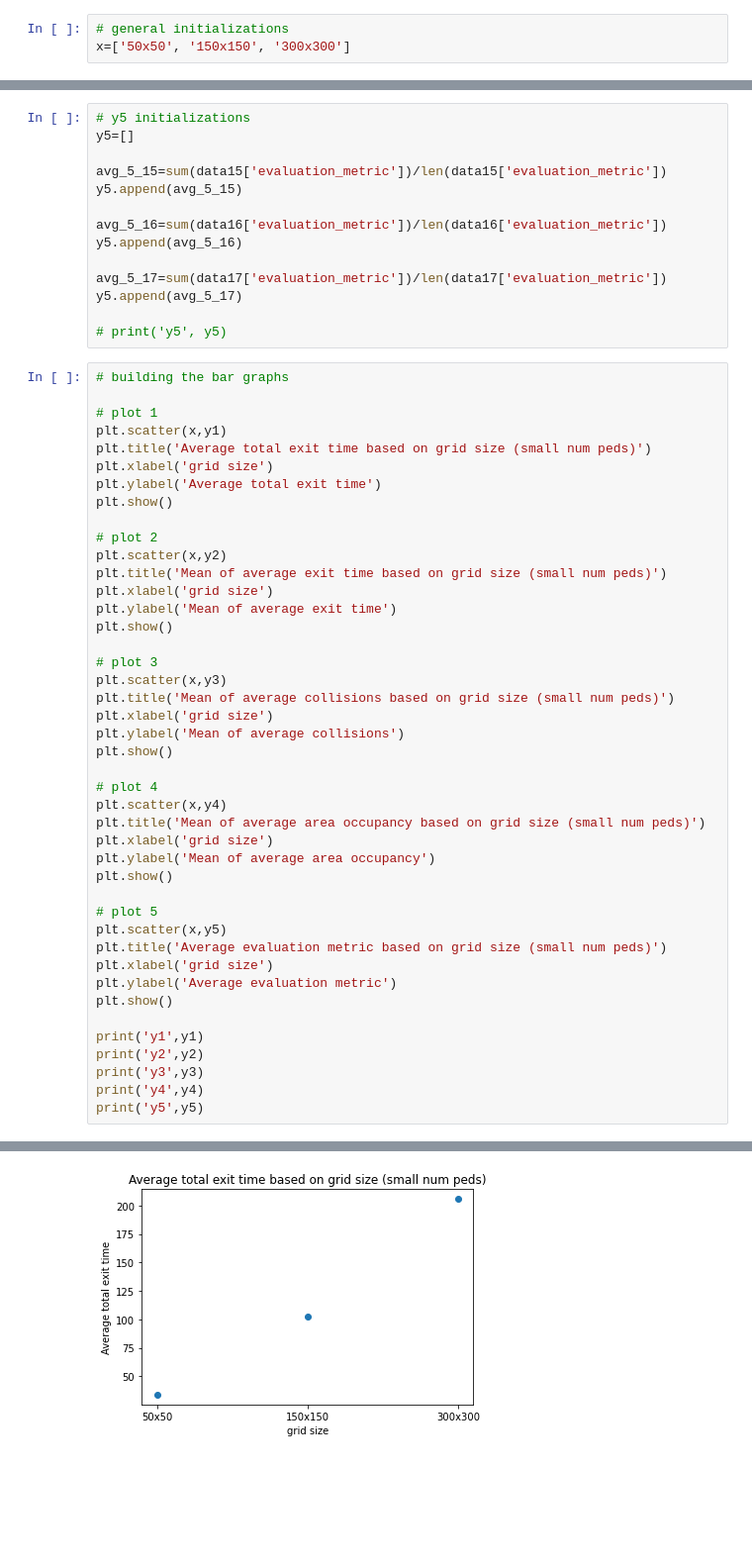
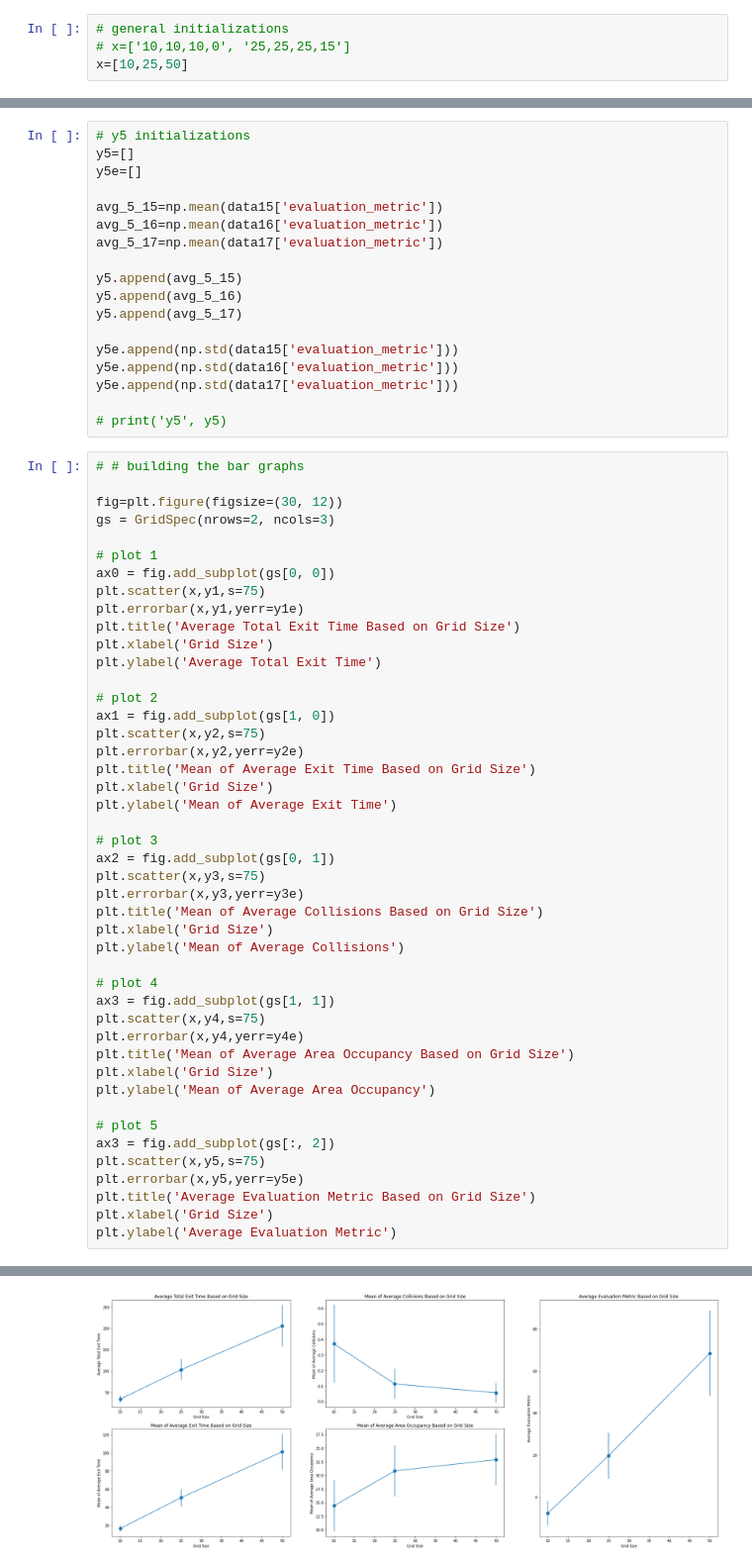
Before and after one commit to vlm-wpi/MQP, a Jupyter notebook: app/python_scripts/deep_dives/small_num_peds.ipynb, the cells around one changed output, grey strips where cells are left out. Shown at 99% size. Cells and saved outputs as stored; diff of their text form; blank space fills up the shorter version.

```diff
--- a/app/python_scripts/deep_dives/small_num_peds.ipynb
+++ b/app/python_scripts/deep_dives/small_num_peds.ipynb
@@ -11,7 +12,8 @@ data16 = pd.read_csv(r"C:\Users\allym\Documents\MQP\all_data\data_19.csv")
 data17 = pd.read_csv(r"C:\Users\allym\Documents\MQP\all_data\data_23.csv")
 # %%
 # general initializations
-x=['50x50', '150x150', '300x300']
+# x=['10,10,10,0', '25,25,25,15']
+x=[10,25,50]
 # %%
 # y1 initializations
 y1=[]
@@ -71,58 +89,64 @@ y4.append(avg_4_17)
 # %%
 # y5 initializations
 y5=[]
+y5e=[]
 
-avg_5_15=sum(data15['evaluation_metric'])/len(data15['evaluation_metric'])
+avg_5_15=np.mean(data15['evaluation_metric'])
+avg_5_16=np.mean(data16['evaluation_metric'])
+avg_5_17=np.mean(data17['evaluation_metric'])
+
 y5.append(avg_5_15)
-
-avg_5_16=sum(data16['evaluation_metric'])/len(data16['evaluation_metric'])
 y5.append(avg_5_16)
-
-avg_5_17=sum(data17['evaluation_metric'])/len(data17['evaluation_metric'])
 y5.append(avg_5_17)
 
+y5e.append(np.std(data15['evaluation_metric']))
+y5e.append(np.std(data16['evaluation_metric']))
+y5e.append(np.std(data17['evaluation_metric']))
+
 # print('y5', y5)
 # %%
-# building the bar graphs
+# # building the bar graphs
+
+fig=plt.figure(figsize=(30, 12))
+gs = GridSpec(nrows=2, ncols=3)
 
 # plot 1
-plt.scatter(x,y1)
-plt.title('Average total exit time based on grid size (small num peds)')
-plt.xlabel('grid size')
-plt.ylabel('Average total exit time')
-plt.show()
+ax0 = fig.add_subplot(gs[0, 0])
+plt.scatter(x,y1,s=75)
+plt.errorbar(x,y1,yerr=y1e)
+plt.title('Average Total Exit Time Based on Grid Size')
+plt.xlabel('Grid Size')
+plt.ylabel('Average Total Exit Time')
 
 # plot 2
-plt.scatter(x,y2)
-plt.title('Mean of average exit time based on grid size (small num peds)')
-plt.xlabel('grid size')
-plt.ylabel('Mean of average exit time')
-plt.show()
+ax1 = fig.add_subplot(gs[1, 0])
+plt.scatter(x,y2,s=75)
+plt.errorbar(x,y2,yerr=y2e)
+plt.title('Mean of Average Exit Time Based on Grid Size')
+plt.xlabel('Grid Size')
+plt.ylabel('Mean of Average Exit Time')
 
 # plot 3
-plt.scatter(x,y3)
-plt.title('Mean of average collisions based on grid size (small num peds)')
-plt.xlabel('grid size')
-plt.ylabel('Mean of average collisions')
-plt.show()
+ax2 = fig.add_subplot(gs[0, 1])
+plt.scatter(x,y3,s=75)
+plt.errorbar(x,y3,yerr=y3e)
+plt.title('Mean of Average Collisions Based on Grid Size')
+plt.xlabel('Grid Size')
+plt.ylabel('Mean of Average Collisions')
 
 # plot 4
-plt.scatter(x,y4)
-plt.title('Mean of average area occupancy based on grid size (small num peds)')
-plt.xlabel('grid size')
-plt.ylabel('Mean of average area occupancy')
-plt.show()
+ax3 = fig.add_subplot(gs[1, 1])
+plt.scatter(x,y4,s=75)
+plt.errorbar(x,y4,yerr=y4e)
+plt.title('Mean of Average Area Occupancy Based on Grid Size')
+plt.xlabel('Grid Size')
+plt.ylabel('Mean of Average Area Occupancy')
 
 # plot 5
-plt.scatter(x,y5)
-plt.title('Average evaluation metric based on grid size (small num peds)')
-plt.xlabel('grid size')
-plt.ylabel('Average evaluation metric')
-plt.show()
-
-print('y1',y1)
-print('y2',y2)
-print('y3',y3)
-print('y4',y4)
-print('y5',y5)
+ax3 = fig.add_subplot(gs[:, 2])
+plt.scatter(x,y5,s=75)
+plt.errorbar(x,y5,yerr=y5e)
+plt.title('Average Evaluation Metric Based on Grid Size')
+plt.xlabel('Grid Size')
+plt.ylabel('Average Evaluation Metric')
 # %% [output]
@@ -129 +154 @@ print('y5',y5)
-[figure, old version]
+[figure, new version]
```
Also changed, not shown: parts of 6 cells of this notebook, 4 other files.
